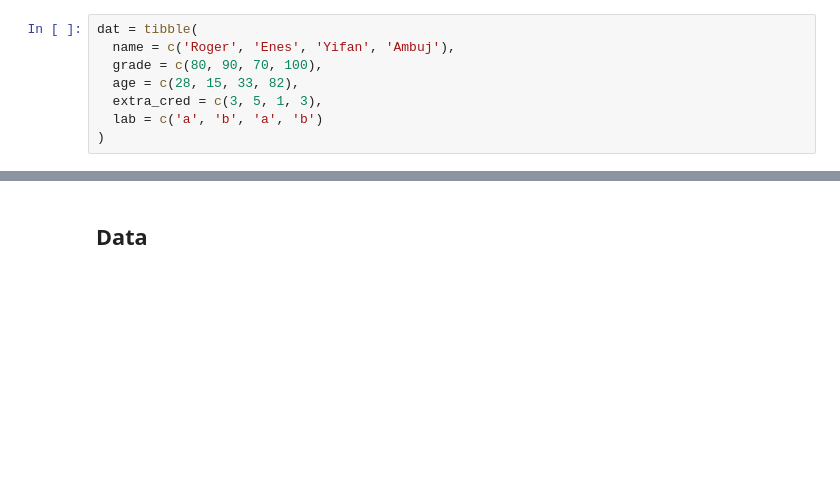
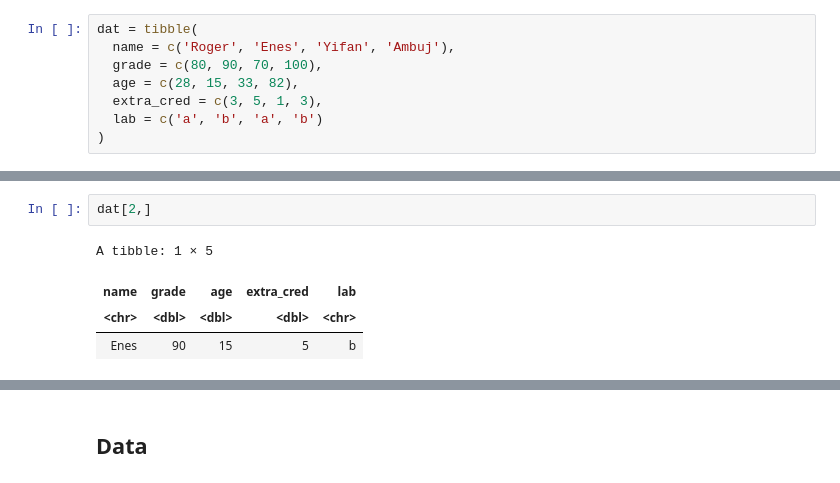
Before and after one commit to rogerfan/stats306_w20, a Jupyter notebook: labs/stats306_lab1.ipynb, the cells around one changed output, grey strips where cells are left out. Saved outputs shown, nothing was run; the diff lists cells and outputs as text; blank space fills up the shorter version.

```diff
--- a/labs/stats306_lab1.ipynb
+++ b/labs/stats306_lab1.ipynb
@@ -143,0 +204,7 @@ print(dat)
+# %%
+dat[2,]
+# %% [output]
+A tibble: 1 × 5
+| name | grade | age | extra_cred | lab |
+| <chr> | <dbl> | <dbl> | <dbl> | <chr> |
+| Enes | 90 | 15 | 5 | b |
```
Also changed, not shown: parts of 26 cells of this notebook.
